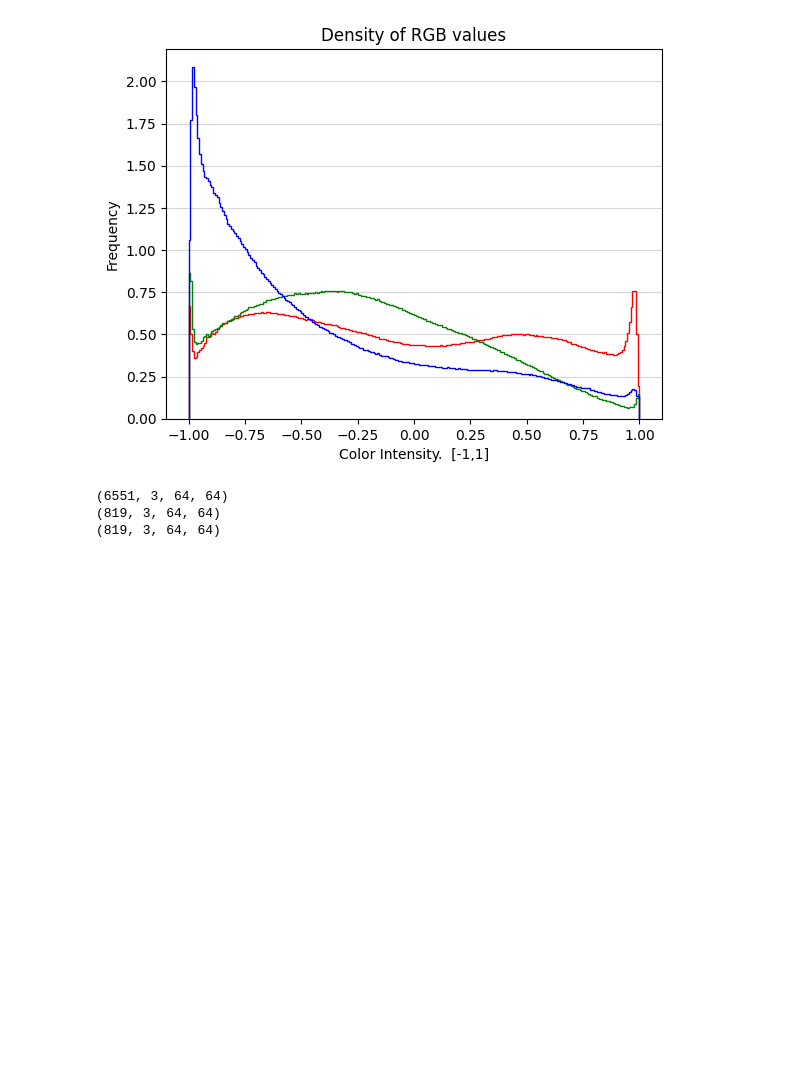
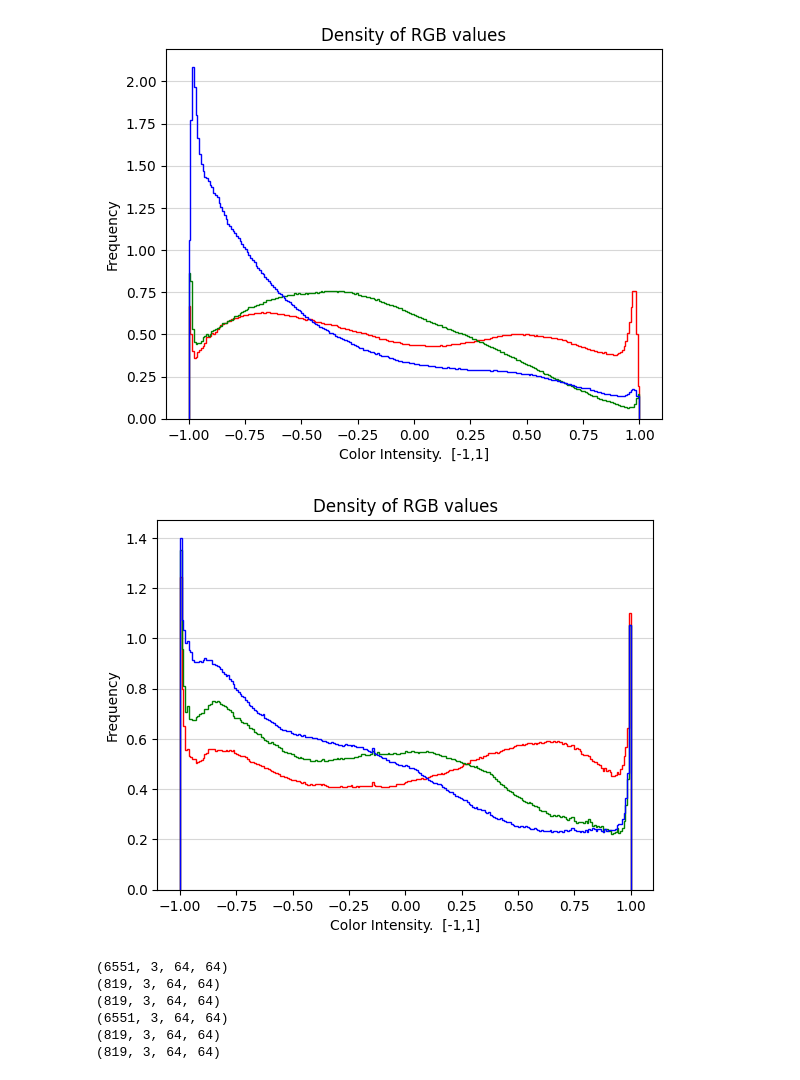
Before and after one commit to asztrikx/bme-diffusion-model, a Jupyter notebook: main.ipynb, the cells around one changed output. Drawn from its saved outputs; the diff is of its cells as text; code cells hidden in the pictures; blank space fills up the shorter version.

```diff
--- a/main.ipynb
+++ b/main.ipynb
@@ -117,28 +124,40 @@ plt.imshow(tensorToImage(torch.from_numpy(flowerTensors[0])))
 # %%
 # Data analysis
 
 # Distribution of (normalized) pixels
 def img_histogram(data):
 	for i, color in enumerate(["red", "green", "blue"]):
 		plt.hist(data[:, i, :, :].flatten(), bins=256, range=(-1, 1), color=color, histtype=u'step', density=True)
 	plt.title('Density of RGB values')
 	plt.xlabel('Color Intensity.  [-1,1]')
 	plt.ylabel('Frequency')
 	plt.grid(axis='y', alpha=0.5)
 	plt.show()
 img_histogram(flowerTensors)
+plt.figure()
+img_histogram(celebaTensors)
 # %% [output]
 [figure]
+[figure, added]
 # %%
 from sklearn.model_selection import train_test_split
-train, test = train_test_split(flowerTensors, test_size=0.2, random_state=42)
-test, val = train_test_split(test, test_size=0.5, random_state=42)
-print(train.shape)
-print(test.shape)
-print(val.shape)
+
+def split(dataset):
+	train, test = train_test_split(dataset, test_size=0.2, random_state=42)
+	test, val = train_test_split(test, test_size=0.5, random_state=42)
+	print(train.shape)
+	print(test.shape)
+	print(val.shape)
+	return train, test, val
+
+flowerTrain, flowerTest, flowerVal = split(flowerTensors)
+celebaTrain, celebaTest, celebaVal = split(celebaTensors)
 # %% [output]
 (6551, 3, 64, 64)
 (819, 3, 64, 64)
 (819, 3, 64, 64)
+(6551, 3, 64, 64)
+(819, 3, 64, 64)
+(819, 3, 64, 64)
 # %%
 # Check if distribution is similar between train, test, val
```
Also changed, not shown: parts of 7 cells of this notebook.
